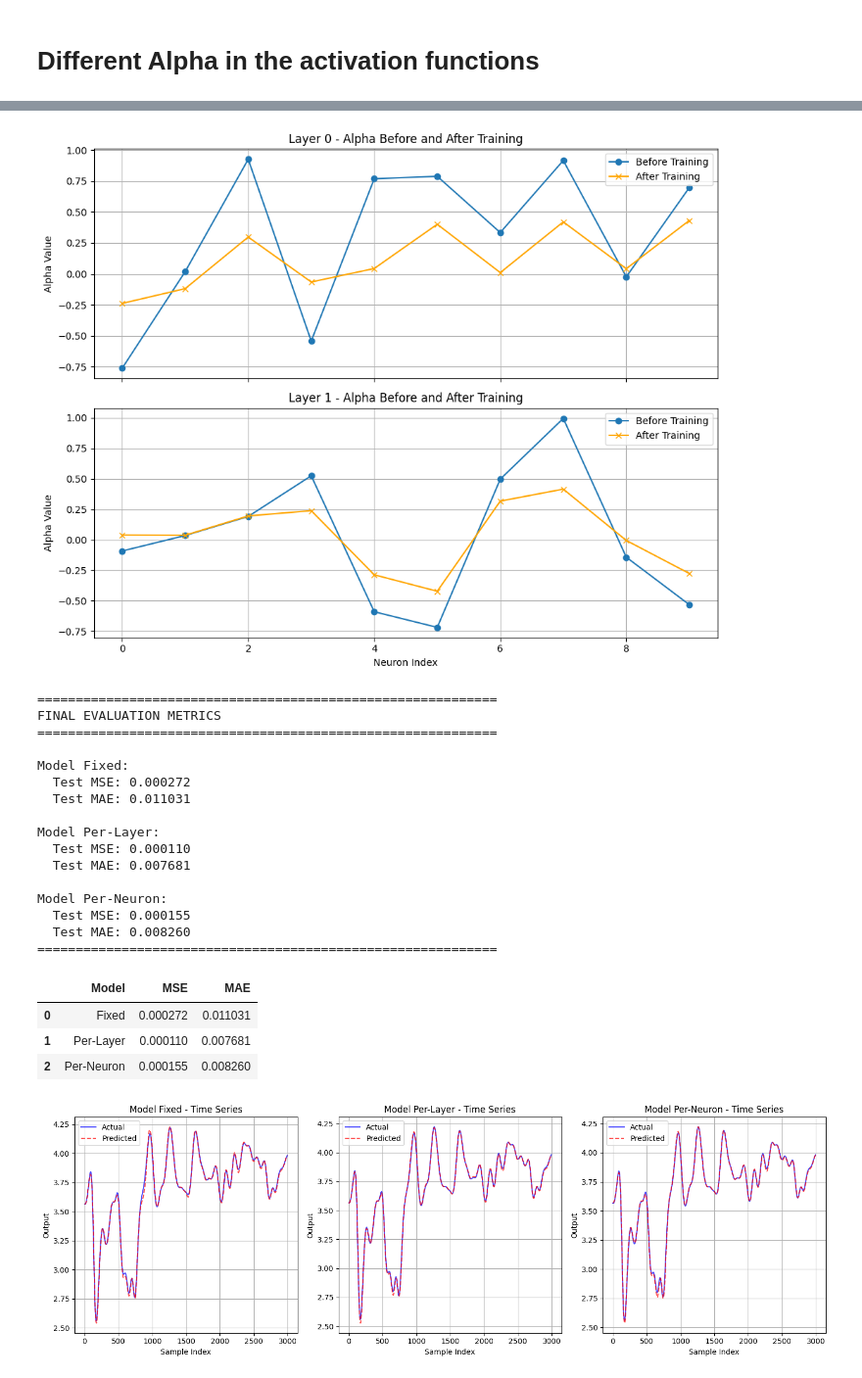
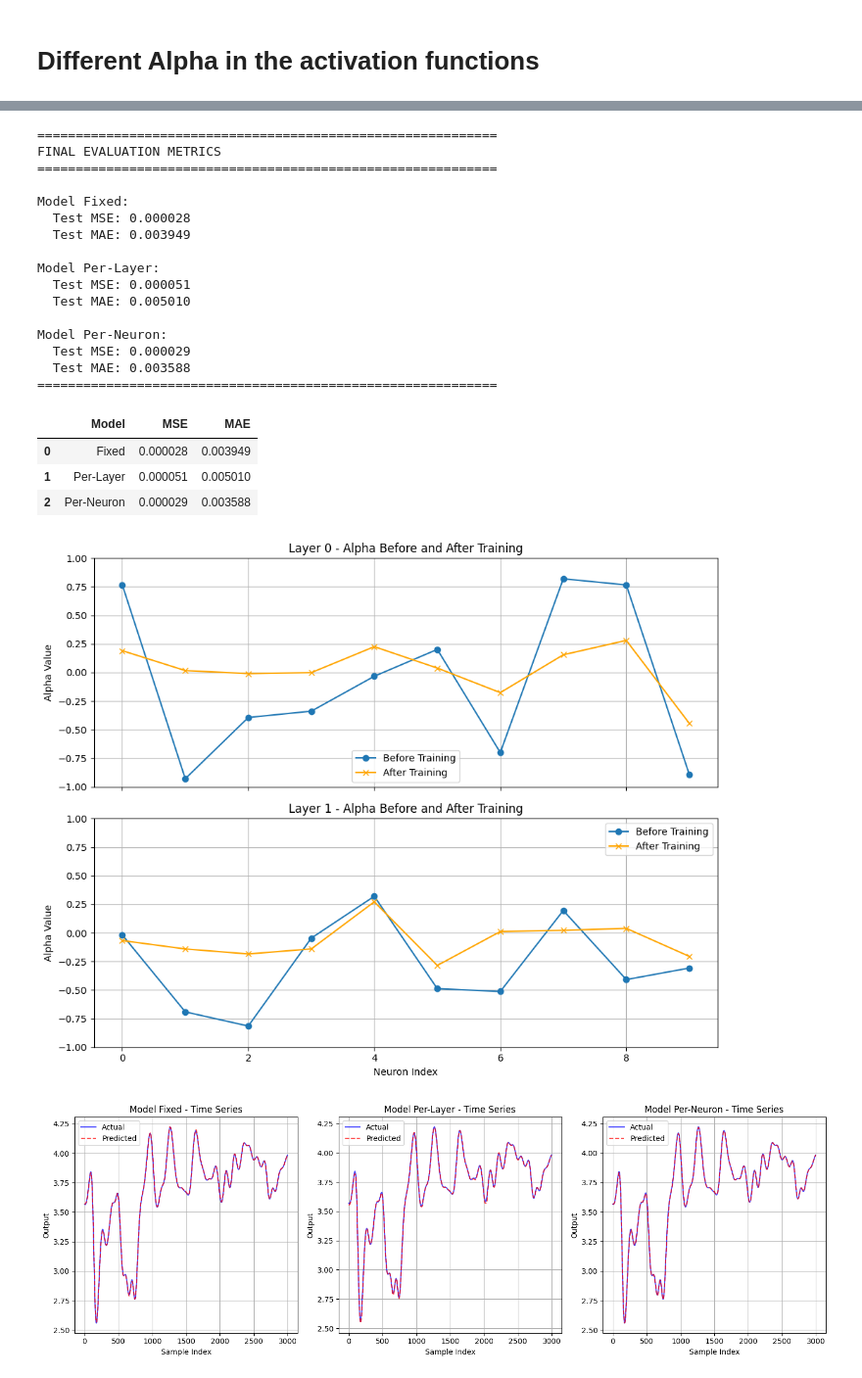
Before and after one commit to Immaioz/FONN, a Jupyter notebook: Example FO.ipynb, the cells around one changed output, grey strips where cells are left out. Shown at 98% size. Drawn from its saved outputs; the diff is of its cells as text; code cells hidden in the pictures.

```diff
--- a/Example FO.ipynb
+++ b/Example FO.ipynb
@@ -161,32 +156,32 @@ After:  [0.0388, 0.0371, 0.1954, 0.2385, -0.2870, -0.4216, 0.3169, 0.4150, -0.00
-# %%
-model.plot_alpha_comparison(alpha_before, alpha_after)
-# %% [output]
-[figure, removed]
 # %%
-p = plots(histories, models, X_test, y_test, y_scaler)
-metrics = p.print_final_metrics()
+p = plots(histories, models, X_test, y_test, y_scaler, save_path=f"./results/{ACT_FUN}/")
+metrics = p.print_final_metrics(save=True)
 # %% [output]
 ============================================================
 FINAL EVALUATION METRICS
 ============================================================
 
 Model Fixed:
-  Test MSE: 0.000272
-  Test MAE: 0.011031
+  Test MSE: 0.000028
+  Test MAE: 0.003949
 
 Model Per-Layer:
-  Test MSE: 0.000110
-  Test MAE: 0.007681
+  Test MSE: 0.000051
+  Test MAE: 0.005010
 
 Model Per-Neuron:
-  Test MSE: 0.000155
-  Test MAE: 0.008260
+  Test MSE: 0.000029
+  Test MAE: 0.003588
 ============================================================
-# %%
-metrics # Saving the metrics into a dataframe for easier comparison and exporting to csv for further analysis.
-# %% [output]
-|  | Model | MSE | MAE |
-| 0 | Fixed | 0.000272 | 0.011031 |
-| 1 | Per-Layer | 0.000110 | 0.007681 |
-| 2 | Per-Neuron | 0.000155 | 0.008260 |
+# %%
+metrics # Saving the metrics into a dataframe for easier comparison and exporting to csv for further analysis.
+# %% [output]
+|  | Model | MSE | MAE |
+| 0 | Fixed | 0.000028 | 0.003949 |
+| 1 | Per-Layer | 0.000051 | 0.005010 |
+| 2 | Per-Neuron | 0.000029 | 0.003588 |
+# %%
+p.plot_alpha_comparison(alpha_before, alpha_after, save=True)
+# %% [output]
+[figure, added]
 # %%
```
Also changed, not shown: parts of 12 cells of this notebook, 3 other files.
